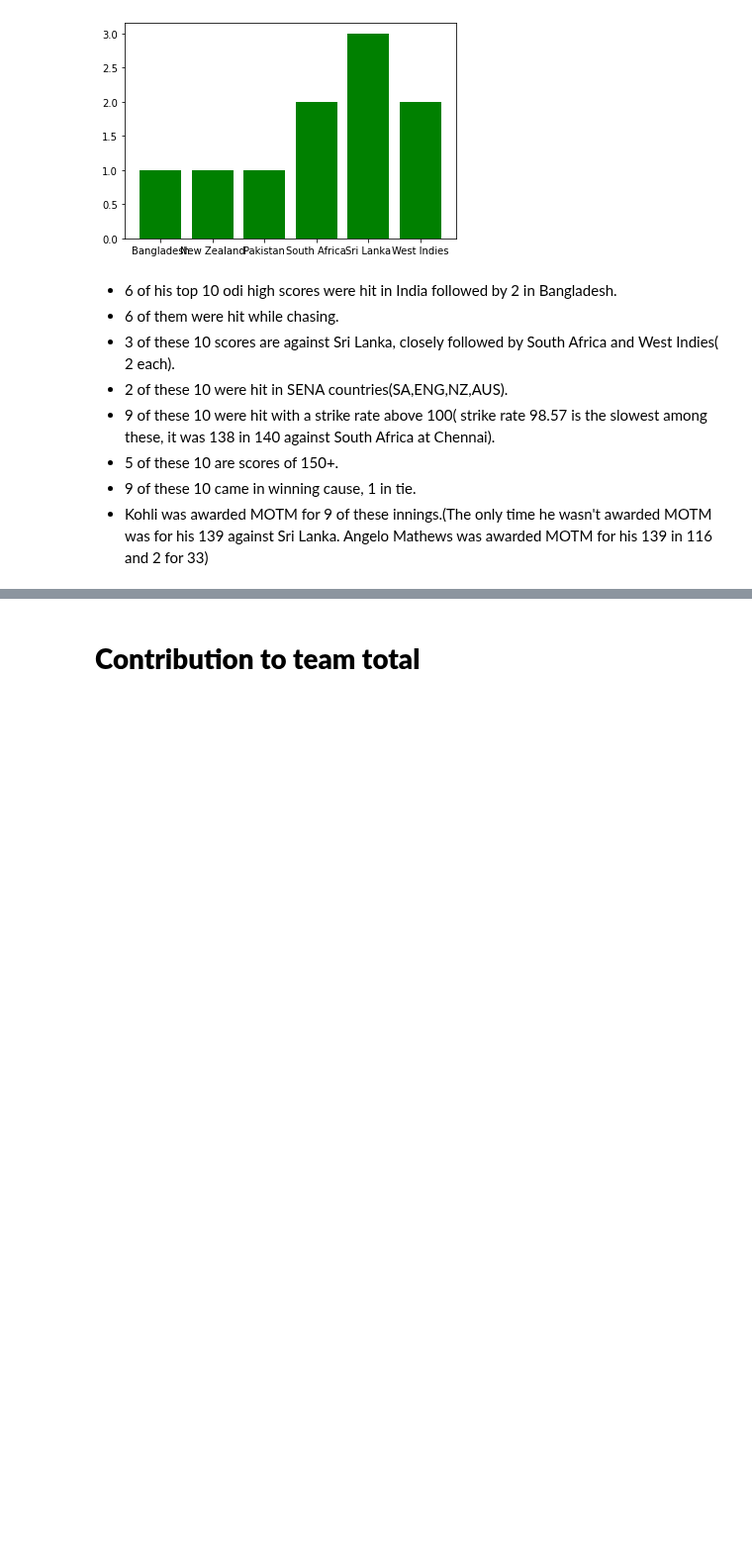
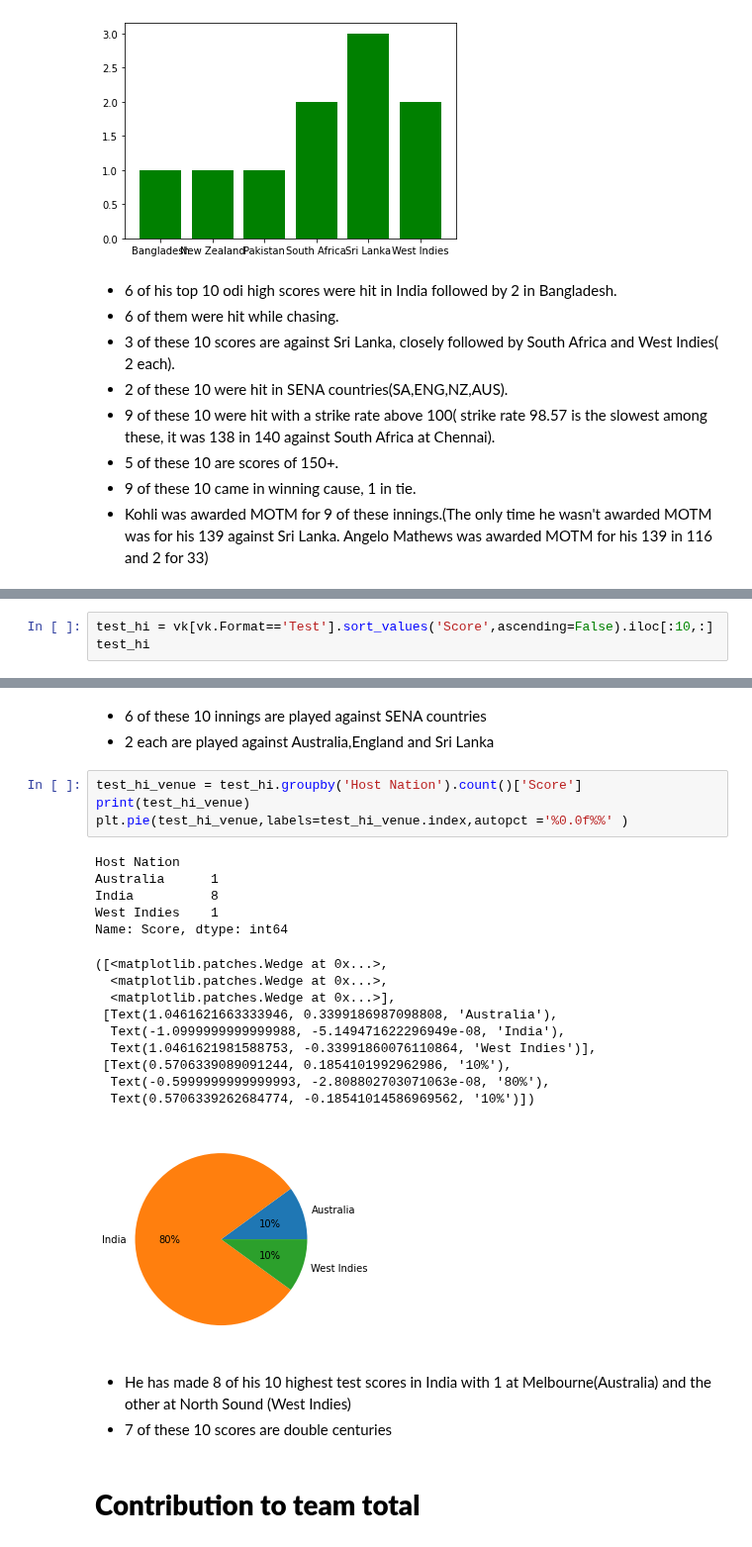
Before and after one commit to Suyashiitr/kaggle, a Jupyter notebook: virat-kohli-100s-visualization.ipynb, the cells around one changed output, grey strips where cells are left out. Shown at 99% size. Saved outputs shown, nothing was run; the diff lists cells and outputs as text; blank space fills up the shorter version.

```diff
--- a/virat-kohli-100s-visualization.ipynb
+++ b/virat-kohli-100s-visualization.ipynb
@@ -600,0 +605,3 @@ Name: Number, dtype: int64
+# %%
+test_hi = vk[vk.Format=='Test'].sort_values('Score',ascending=False).iloc[:10,:]
+test_hi
@@ -601,3 +632,29 @@ Name: Number, dtype: int64
+# %% [markdown]
+* 6 of these 10 innings are played against SENA countries
+* 2 each are played against Australia,England and Sri Lanka
+# %%
+test_hi_venue = test_hi.groupby('Host Nation').count()['Score']
+print(test_hi_venue)
+plt.pie(test_hi_venue,labels=test_hi_venue.index,autopct ='%0.0f%%' )
+# %% [output]
+Host Nation
+Australia      1
+India          8
+West Indies    1
+Name: Score, dtype: int64
+([<matplotlib.patches.Wedge at 0x...>,
+  <matplotlib.patches.Wedge at 0x...>,
+  <matplotlib.patches.Wedge at 0x...>],
+ [Text(1.0461621663333946, 0.3399186987098808, 'Australia'),
+  Text(-1.0999999999999988, -5.149471622296949e-08, 'India'),
+  Text(1.0461621981588753, -0.33991860076110864, 'West Indies')],
+ [Text(0.5706339089091244, 0.1854101992962986, '10%'),
+  Text(-0.5999999999999993, -2.808802703071063e-08, '80%'),
+  Text(0.5706339262684774, -0.18541014586969562, '10%')])
+[figure, added]
+# %% [markdown]
+* He has made 8 of his 10 highest test scores in India with 1 at Melbourne(Australia) and the other at North Sound (West Indies)
+* 7 of these 10 scores are double centuries
 # %% [markdown]
 # **Contribution to team total**
 # %%
```
Also changed, not shown: parts of 33 cells of this notebook.
